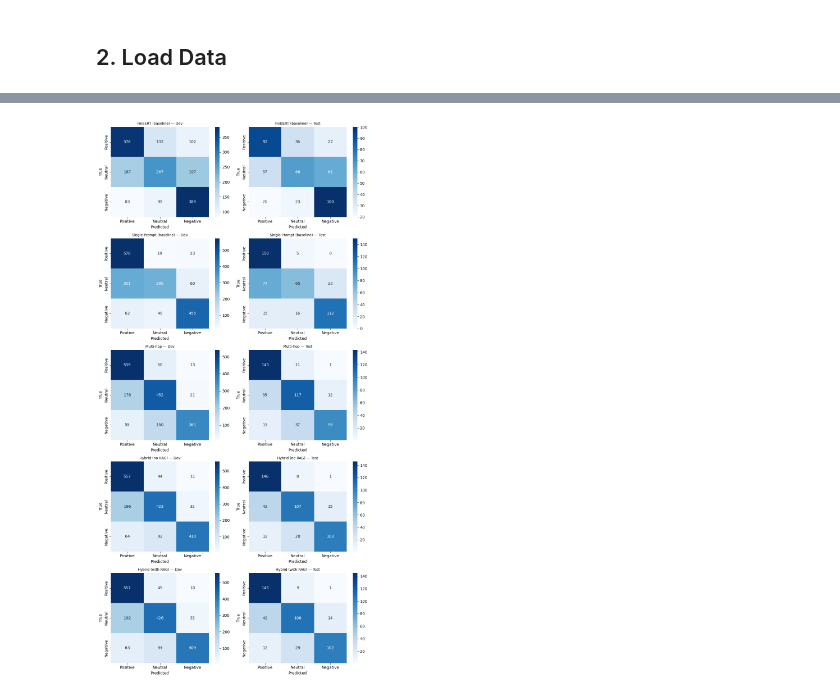
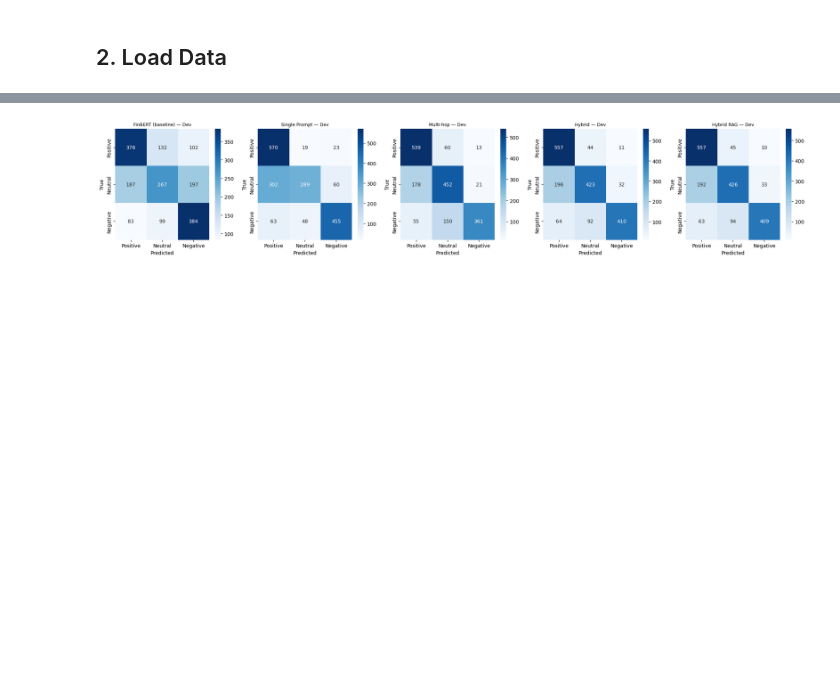
Before and after one commit to longkvy/mura-finance, a Jupyter notebook: pipeline/pipeline.ipynb, the cells around one changed output, grey strips where cells are left out. Drawn from its saved outputs; the diff is of its cells as text; code cells hidden in the pictures; blank space fills up the shorter version.

```diff
--- a/pipeline/pipeline.ipynb
+++ b/pipeline/pipeline.ipynb
@@ -385,15 +254,9 @@ with in-domain (`text`) and external context columns.
 # %%
-from src.config import RESULT_HYBRID_RAG_DEV, RESULT_HYBRID_RAG_TEST
+from src.config import RESULT_HYBRID_RAG_DEV
 
-# Dev
-df_dev_rag = _run_hybrid(sample_df, use_rag=True)
+df_dev_rag = _run_hybrid(df_dev, use_rag=True)
 df_dev_rag.to_csv(RESULT_HYBRID_RAG_DEV, index=False)
-evaluate(df_dev_rag, title="Hybrid RAG — Dev")
-
-# Test
-df_test_rag = _run_hybrid(df_test, use_rag=True)
-df_test_rag.to_csv(RESULT_HYBRID_RAG_TEST, index=False)
-evaluate(df_test_rag, title="Hybrid RAG — Test")
+evaluate(df_dev_rag, title='Hybrid RAG — Dev')
 # %% [output]
 ──────────────────────────────────────────────────
   Hybrid RAG — Dev
@@ -434,67 +283,42 @@ weighted avg     0.7769    0.7684    0.7650       462
 import matplotlib.pyplot as plt
 import seaborn as sns
 from sklearn.metrics import accuracy_score, f1_score, confusion_matrix
-from src.config import FINBERT_COL, LABELS
-
+from src.config import LABELS
 
 def compute_metrics(df, pred_col):
     acc = accuracy_score(df[LABEL_COL], df[pred_col])
-    f1 = f1_score(df[LABEL_COL], df[pred_col], average="macro", zero_division=0)
+    f1  = f1_score(df[LABEL_COL], df[pred_col], average='macro', zero_division=0)
     return round(acc, 4), round(f1, 4)
 
+def plot_cm(ax, df, pred_col, title):
+    cm = confusion_matrix(df[LABEL_COL], df[pred_col], labels=LABELS)
+    sns.heatmap(cm, annot=True, fmt='d', cmap='Blues',
+                xticklabels=LABELS, yticklabels=LABELS, ax=ax)
+    ax.set_title(title, fontsize=9)
+    ax.set_xlabel('Predicted')
+    ax.set_ylabel('True')
 
-def plot_confusion_matrix(ax, df, pred_col, title):
-    cm = confusion_matrix(df[LABEL_COL], df[pred_col], labels=LABELS)
-    sns.heatmap(
-        cm,
-        annot=True,
-        fmt="d",
-        cmap="Blues",
-        xticklabels=LABELS,
-        yticklabels=LABELS,
-        ax=ax,
-    )
-    ax.set_title(title, fontsize=9)
-    ax.set_xlabel("Predicted")
-    ax.set_ylabel("True")
-
-
-strategies = [
-    ("FinBERT (baseline)", df_dev, df_test, FINBERT_COL),
-    ("Single Prompt (baseline)", df_dev_sp, df_test_sp, "final_prediction"),
-    ("Multi-hop", df_dev_mh, df_test_mh, "final_prediction"),
-    ("Hybrid (no RAG)", df_dev_hy, df_test_hy, "final_prediction"),
-    ("Hybrid (with RAG)", df_dev_rag, df_test_rag, "final_prediction"),
+dev_strategies = [
+    ('FinBERT (baseline)',   df_dev,     FINBERT_COL),
+    ('Single Prompt',        df_dev_sp,  'final_prediction'),
+    ('Multi-hop',            df_dev_mh,  'final_prediction'),
+    ('Hybrid',               df_dev_hy,  'final_prediction'),
+    ('Hybrid RAG',           df_dev_rag, 'final_prediction'),
 ]
 
-# Summary table
-results = []
-for name, dev_df, test_df, pred_col in strategies:
-    dev_acc, dev_f1 = compute_metrics(dev_df, pred_col)
-    test_acc, test_f1 = compute_metrics(test_df, pred_col)
-    results.append(
-        {
-            "Strategy": name,
-            "Dev Accuracy": dev_acc,
-            "Dev Macro F1": dev_f1,
-            "Test Accuracy": test_acc,
-            "Test Macro F1": test_f1,
-        }
-    )
+rows = []
+for name, df_, pred_col in dev_strategies:
+    acc, f1 = compute_metrics(df_, pred_col)
+    rows.append({'Strategy': name, 'Dev Accuracy': acc, 'Dev Macro F1': f1})
 
-summary = pd.DataFrame(results)
-print(summary.to_string(index=False))
-summary.to_csv("data/finance/comparison_all_models.csv", index=False)
+dev_summary = pd.DataFrame(rows)
+print('=== Dev Set Summary ===')
+print(dev_summary.to_string(index=False))
 
-# ── Confusion matrices (Dev | Test per strategy)
-fig, axes = plt.subplots(
-    nrows=len(strategies), ncols=2, figsize=(10, 4 * len(strategies))
-)
-
-for row, (name, dev_df, test_df, pred_col) in enumerate(strategies):
-    plot_confusion_matrix(axes[row, 0], dev_df, pred_col, f"{name} — Dev")
-    plot_confusion_matrix(axes[row, 1], test_df, pred_col, f"{name} — Test")
-
+# Confusion matrices
+fig, axes = plt.subplots(1, len(dev_strategies), figsize=(4*len(dev_strategies), 4))
+for i, (name, df_, pred_col) in enumerate(dev_strategies):
+    plot_cm(axes[i], df_, pred_col, f'{name} — Dev')
 plt.tight_layout()
 plt.show()
 # %% [output]
@@ -507 +332 @@ Single Prompt (baseline)        0.7190        0.7123         0.7078         0.69
-[figure, old version]
+[figure, new version]
```
Also changed, not shown: parts of 30 cells of this notebook, 6 other files.
